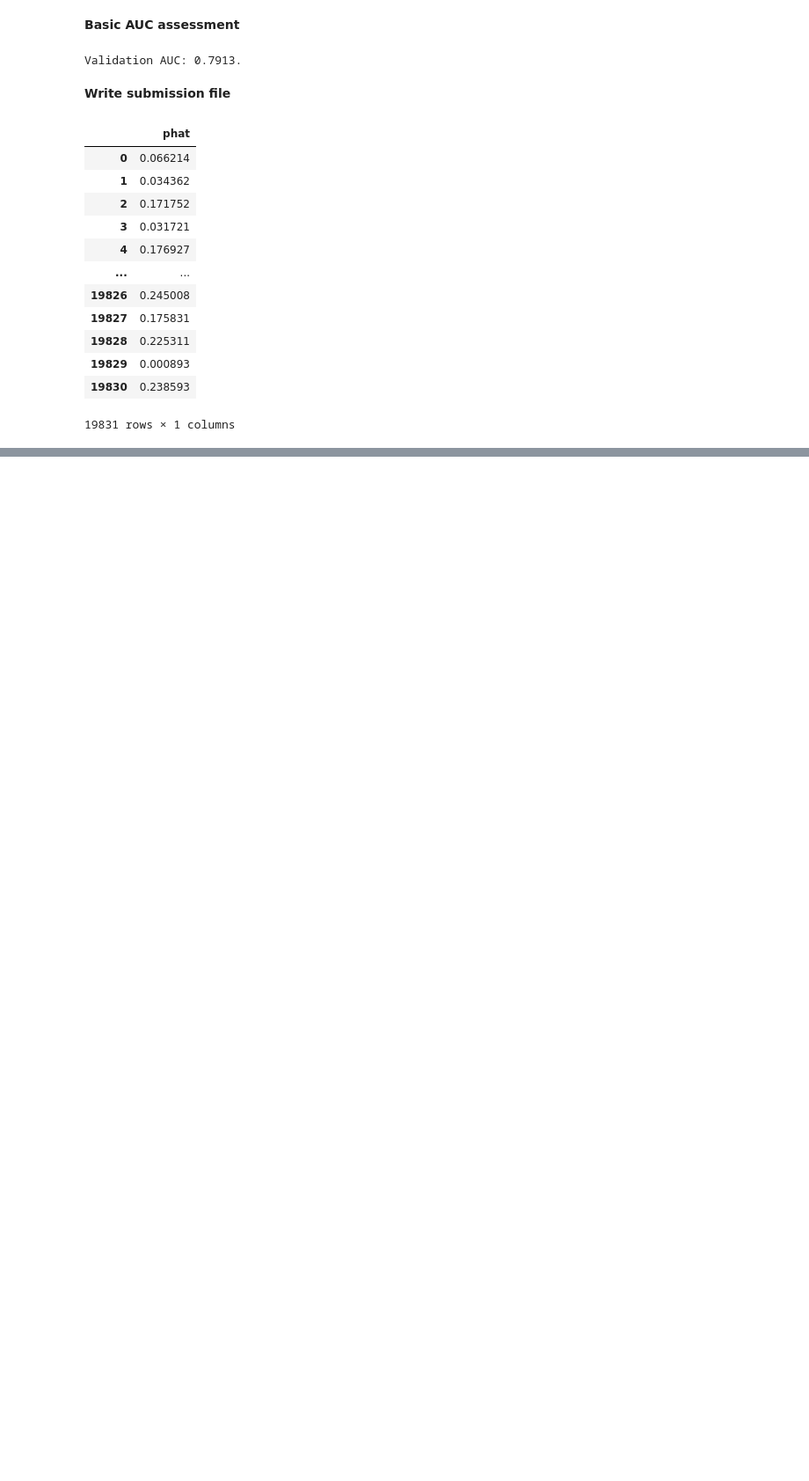
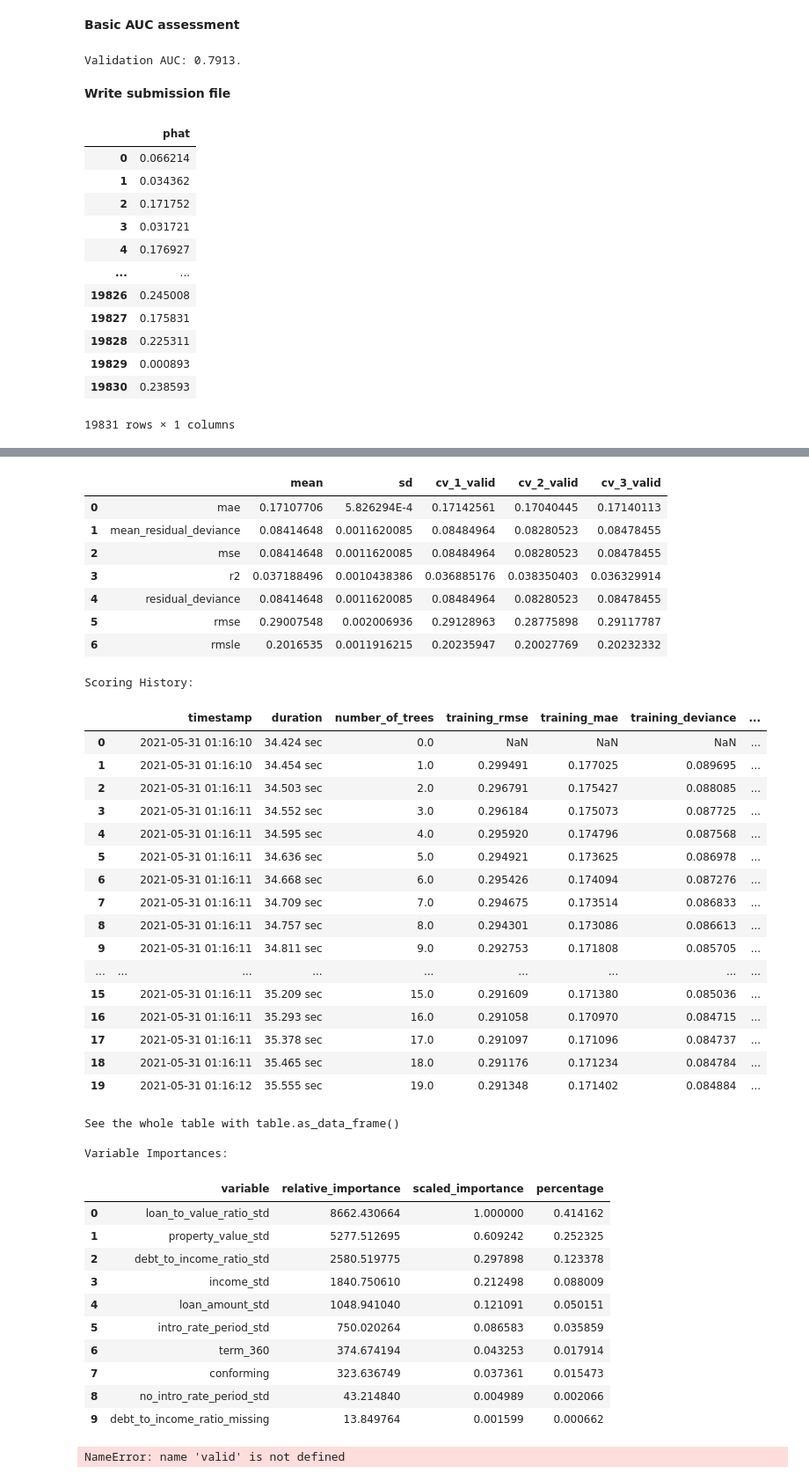
Before and after one commit to youssefragab99/dnsc6290_assignment_1, a Jupyter notebook: assignment_1.ipynb, the cells around one changed output, grey strips where cells are left out. Shown at 88% size. Drawn from its saved outputs; the diff is of its cells as text; code cells hidden in the pictures; blank space fills up the shorter version.

```diff
--- a/assignment_1.ipynb
+++ b/assignment_1.ipynb
@@ -370,0 +429,26 @@ best_mxgb_submit
+# %%
+rf_model1 = H2ORandomForestEstimator(
+    ntrees=10000,
+    max_depth=10,
+    col_sample_rate_per_tree=0.1,
+    sample_rate=0.8,
+    stopping_rounds=50,
+    score_each_iteration=True,
+    nfolds=3,
+    keep_cross_validation_predictions=True,
+    seed=12345)
+
+# train rf model
+rf_model1.train(
+    y = 'high_priced',
+    training_frame=H2OFrame(training),
+    validation_frame=H2OFrame(validation))
+
+# print model information
+print(rf_model1)
+
+rf_preds1_val = rf_model1.predict(valid)
+ranked_preds_plot('high_priced', valid, rf_preds1_val) # valid RMSE not so hot ...
+rf_preds1_test = rf_model1.predict(test)
+gen_submission(rf_preds1_test) # 0.14574 public leaderboard
+# %% [output]
@@ -370,0 +481,41 @@ best_mxgb_submit
+|  |  | mean | sd | cv_1_valid | cv_2_valid | cv_3_valid |
+| 0 | mae | 0.17107706 | 5.826294E-4 | 0.17142561 | 0.17040445 | 0.17140113 |
+| 1 | mean_residual_deviance | 0.08414648 | 0.0011620085 | 0.08484964 | 0.08280523 | 0.08478455 |
+| 2 | mse | 0.08414648 | 0.0011620085 | 0.08484964 | 0.08280523 | 0.08478455 |
+| 3 | r2 | 0.037188496 | 0.0010438386 | 0.036885176 | 0.038350403 | 0.036329914 |
+| 4 | residual_deviance | 0.08414648 | 0.0011620085 | 0.08484964 | 0.08280523 | 0.08478455 |
+| 5 | rmse | 0.29007548 | 0.002006936 | 0.29128963 | 0.28775898 | 0.29117787 |
+| 6 | rmsle | 0.2016535 | 0.0011916215 | 0.20235947 | 0.20027769 | 0.20232332 |
+Scoring History:
+|  |  | timestamp | duration | number_of_trees | training_rmse | training_mae | training_deviance | ... |
+| 0 |  | 2021-05-31 01:16:10 | 34.424 sec | 0.0 | NaN | NaN | NaN | ... |
+| 1 |  | 2021-05-31 01:16:10 | 34.454 sec | 1.0 | 0.299491 | 0.177025 | 0.089695 | ... |
+| 2 |  | 2021-05-31 01:16:11 | 34.503 sec | 2.0 | 0.296791 | 0.175427 | 0.088085 | ... |
+| 3 |  | 2021-05-31 01:16:11 | 34.552 sec | 3.0 | 0.296184 | 0.175073 | 0.087725 | ... |
+| 4 |  | 2021-05-31 01:16:11 | 34.595 sec | 4.0 | 0.295920 | 0.174796 | 0.087568 | ... |
+| 5 |  | 2021-05-31 01:16:11 | 34.636 sec | 5.0 | 0.294921 | 0.173625 | 0.086978 | ... |
+| 6 |  | 2021-05-31 01:16:11 | 34.668 sec | 6.0 | 0.295426 | 0.174094 | 0.087276 | ... |
+| 7 |  | 2021-05-31 01:16:11 | 34.709 sec | 7.0 | 0.294675 | 0.173514 | 0.086833 | ... |
+| 8 |  | 2021-05-31 01:16:11 | 34.757 sec | 8.0 | 0.294301 | 0.173086 | 0.086613 | ... |
+| 9 |  | 2021-05-31 01:16:11 | 34.811 sec | 9.0 | 0.292753 | 0.171808 | 0.085705 | ... |
+| ... | ... | ... | ... | ... | ... | ... | ... | ... |
+| 15 |  | 2021-05-31 01:16:11 | 35.209 sec | 15.0 | 0.291609 | 0.171380 | 0.085036 | ... |
+| 16 |  | 2021-05-31 01:16:11 | 35.293 sec | 16.0 | 0.291058 | 0.170970 | 0.084715 | ... |
+| 17 |  | 2021-05-31 01:16:11 | 35.378 sec | 17.0 | 0.291097 | 0.171096 | 0.084737 | ... |
+| 18 |  | 2021-05-31 01:16:11 | 35.465 sec | 18.0 | 0.291176 | 0.171234 | 0.084784 | ... |
+| 19 |  | 2021-05-31 01:16:12 | 35.555 sec | 19.0 | 0.291348 | 0.171402 | 0.084884 | ... |
+See the whole table with table.as_data_frame()
+
+Variable Importances:
+|  | variable | relative_importance | scaled_importance | percentage |
+| 0 | loan_to_value_ratio_std | 8662.430664 | 1.000000 | 0.414162 |
+| 1 | property_value_std | 5277.512695 | 0.609242 | 0.252325 |
+| 2 | debt_to_income_ratio_std | 2580.519775 | 0.297898 | 0.123378 |
+| 3 | income_std | 1840.750610 | 0.212498 | 0.088009 |
+| 4 | loan_amount_std | 1048.941040 | 0.121091 | 0.050151 |
+| 5 | intro_rate_period_std | 750.020264 | 0.086583 | 0.035859 |
+| 6 | term_360 | 374.674194 | 0.043253 | 0.017914 |
+| 7 | conforming | 323.636749 | 0.037361 | 0.015473 |
+| 8 | no_intro_rate_period_std | 43.214840 | 0.004989 | 0.002066 |
+| 9 | debt_to_income_ratio_missing | 13.849764 | 0.001599 | 0.000662 |
+NameError: name 'valid' is not defined
```
Also changed, not shown: parts of 11 cells of this notebook.
